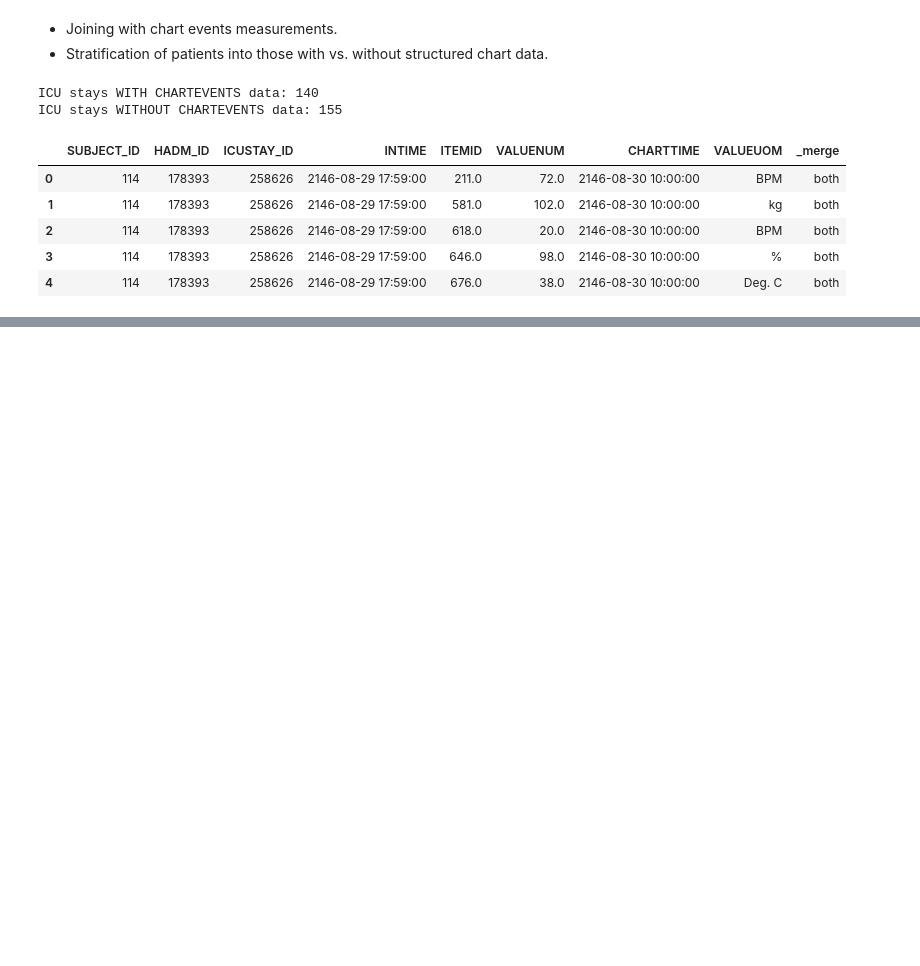
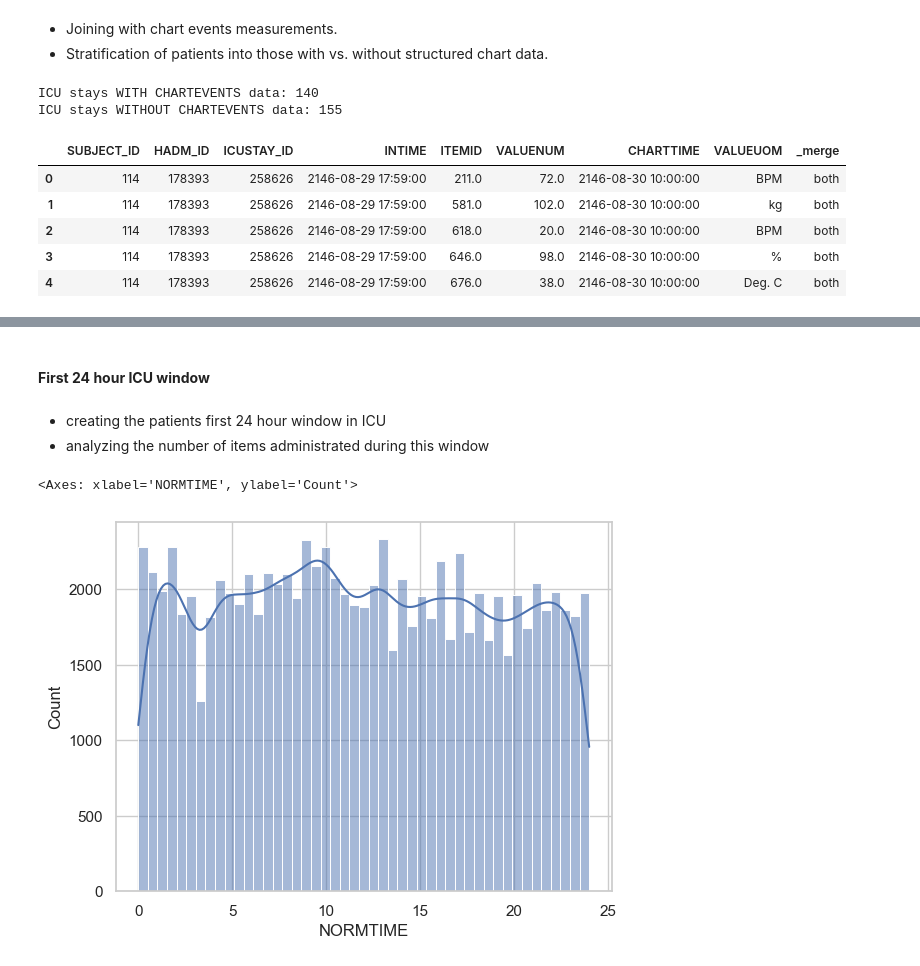
Before and after one commit to Francesinhas/mimic3-length-of-stay-prediction, a Jupyter notebook: report.ipynb, the cells around one changed output, grey strips where cells are left out. Drawn from its saved outputs; the diff is of its cells as text; code cells hidden in the pictures; blank space fills up the shorter version.

```diff
--- a/report.ipynb
+++ b/report.ipynb
@@ -292,0 +295,19 @@ ICU stays WITHOUT CHARTEVENTS data: 155
+# %% [markdown]
+#### **First 24 hour ICU window**
+# %% [markdown]
+- creating the patients first 24 hour window in ICU
+- analyzing the number of items administrated during this window
+# %%
+df_merged_with_chartevents['INTIME'] = pd.to_datetime(df_merged_with_chartevents['INTIME'])
+df_merged_with_chartevents['CHARTTIME'] = pd.to_datetime(df_merged_with_chartevents['CHARTTIME'])
+
+df_merged_with_chartevents.isnull().sum()
+
+df_merged_with_chartevents['NORMTIME'] = (df_merged_with_chartevents['CHARTTIME'] - df_merged_with_chartevents['INTIME']).dt.total_seconds() / 3600
+df_merged_with_chartevents = df_merged_with_chartevents[(df_merged_with_chartevents['NORMTIME'] < 24) &
+                                                         (df_merged_with_chartevents['NORMTIME'] > 0)]
+df_merged_with_chartevents.describe()
+sns.histplot(df_merged_with_chartevents['NORMTIME'], kde=True)
+# %% [output]
+<Axes: xlabel='NORMTIME', ylabel='Count'>
+[figure, added]
```
Also changed, not shown: parts of 13 cells of this notebook, 1 other file.
